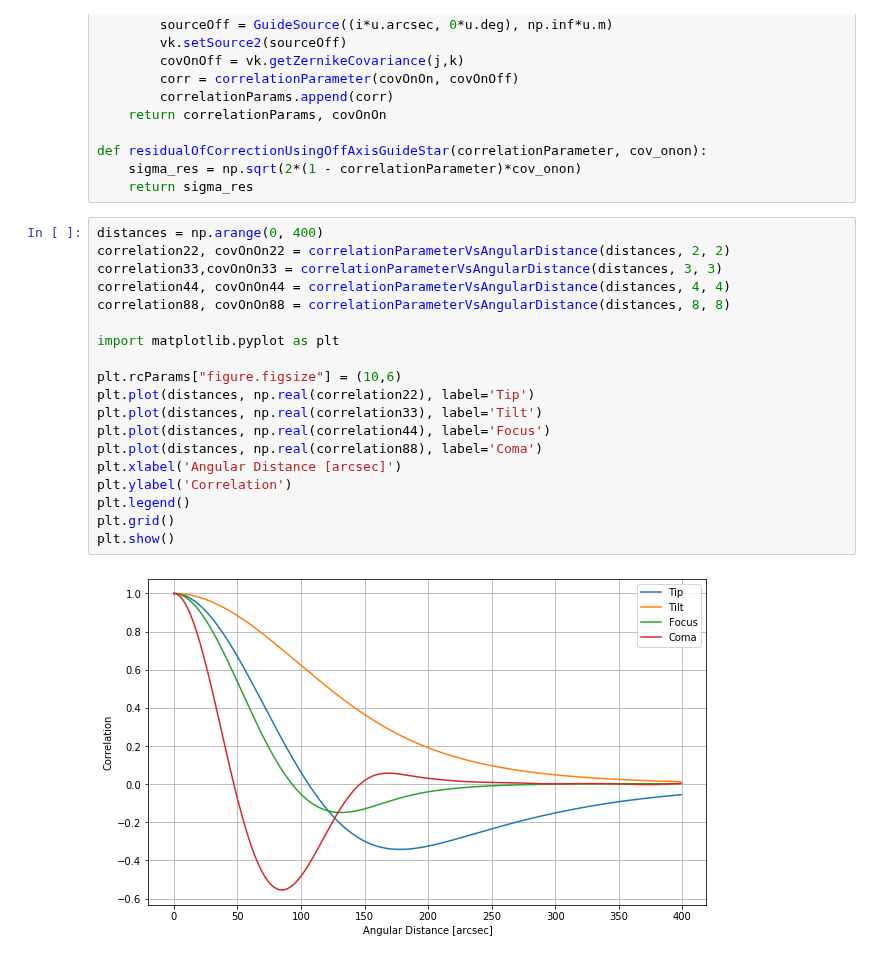
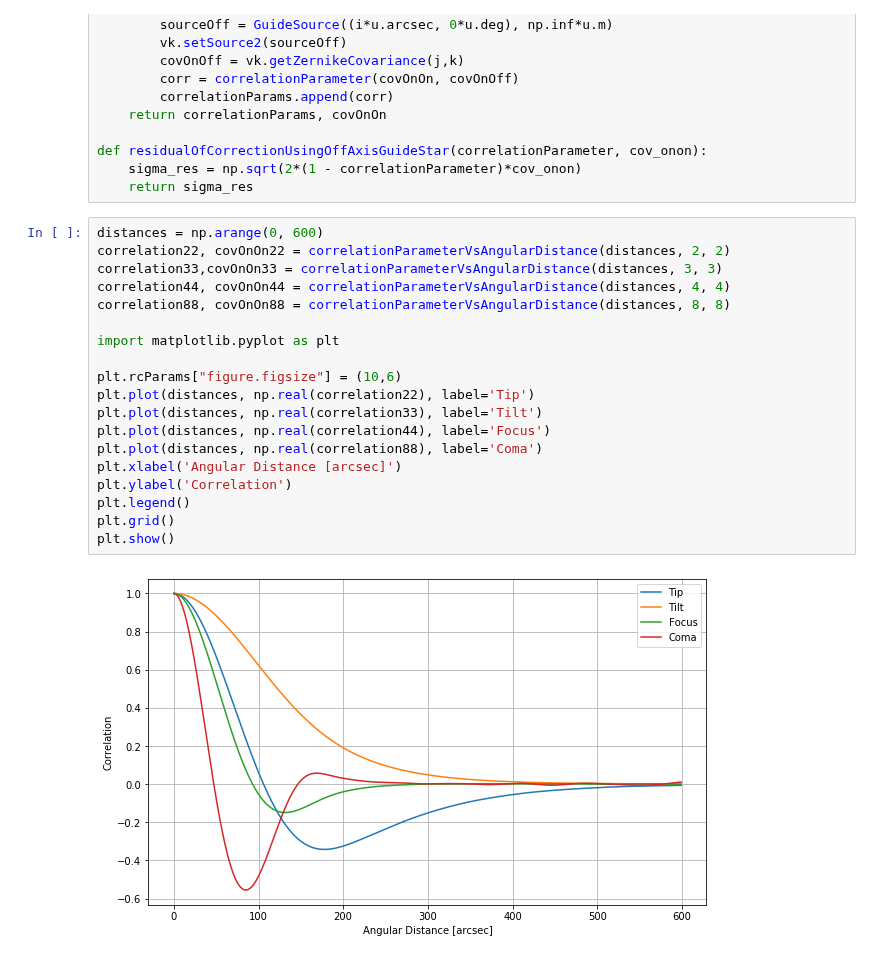
Before and after one commit to ArcetriAdaptiveOptics/arte, a Jupyter notebook: notebook/atmo/CPSD_examples.ipynb, the cells around one changed output. Drawn from its saved outputs; the diff is of its cells as text.

Commit message:
notebook: changed distance range.

```diff
--- a/notebook/atmo/CPSD_examples.ipynb
+++ b/notebook/atmo/CPSD_examples.ipynb
@@ -139,26 +139,26 @@ def residualOfCorrectionUsingOffAxisGuideStar(correlationParameter, cov_onon):
     sigma_res = np.sqrt(2*(1 - correlationParameter)*cov_onon)
     return sigma_res
 # %%
-distances = np.arange(0, 400)
+distances = np.arange(0, 600)
 correlation22, covOnOn22 = correlationParameterVsAngularDistance(distances, 2, 2)
 correlation33,covOnOn33 = correlationParameterVsAngularDistance(distances, 3, 3)
 correlation44, covOnOn44 = correlationParameterVsAngularDistance(distances, 4, 4)
 correlation88, covOnOn88 = correlationParameterVsAngularDistance(distances, 8, 8)
 
 import matplotlib.pyplot as plt
 
 plt.rcParams["figure.figsize"] = (10,6)
 plt.plot(distances, np.real(correlation22), label='Tip')
 plt.plot(distances, np.real(correlation33), label='Tilt')
 plt.plot(distances, np.real(correlation44), label='Focus')
 plt.plot(distances, np.real(correlation88), label='Coma')
 plt.xlabel('Angular Distance [arcsec]')
 plt.ylabel('Correlation')
 plt.legend()
 plt.grid()
 plt.show()
 # %% [output]
-[figure, old version]
+[figure, new version]
 # %%
 res22 = np.array([residualOfCorrectionUsingOffAxisGuideStar(corr, covOnOn22) for corr in correlation22])
 res33 = np.array([residualOfCorrectionUsingOffAxisGuideStar(corr, covOnOn33) for corr in correlation33])
```
Also changed, not shown: parts of 1 cell of this notebook.
